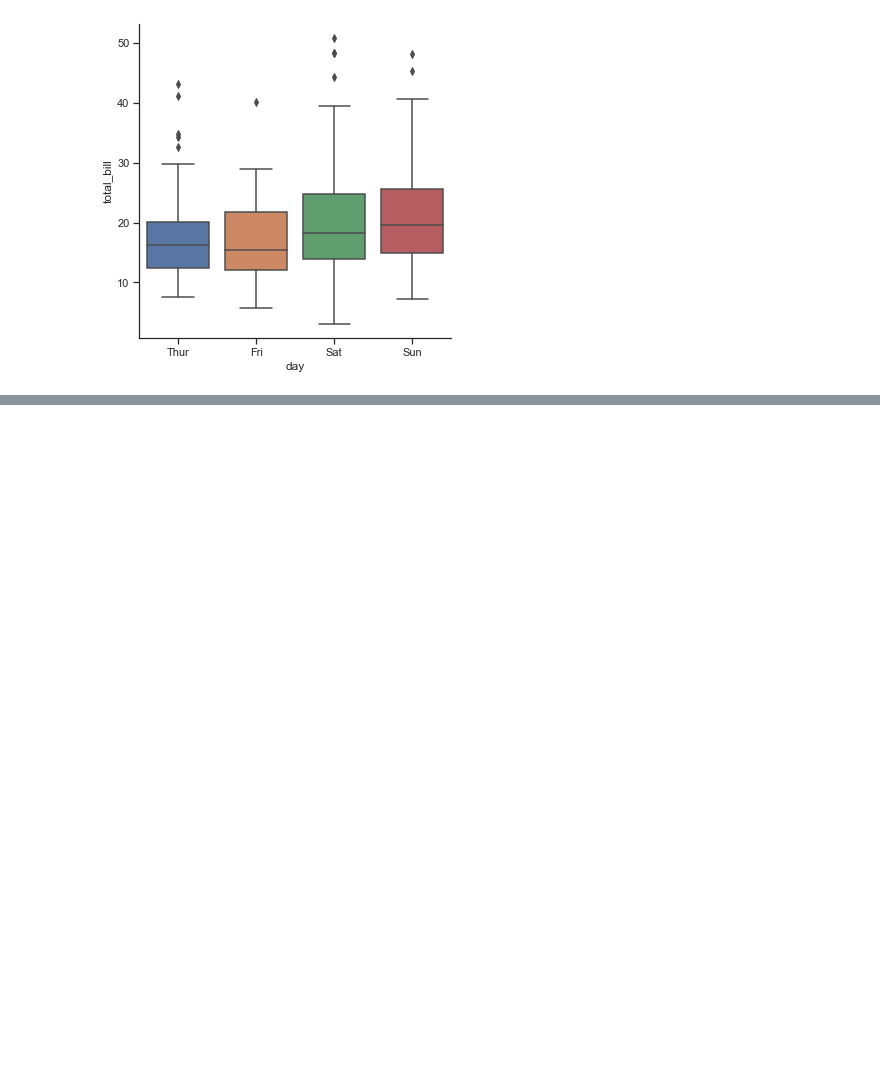
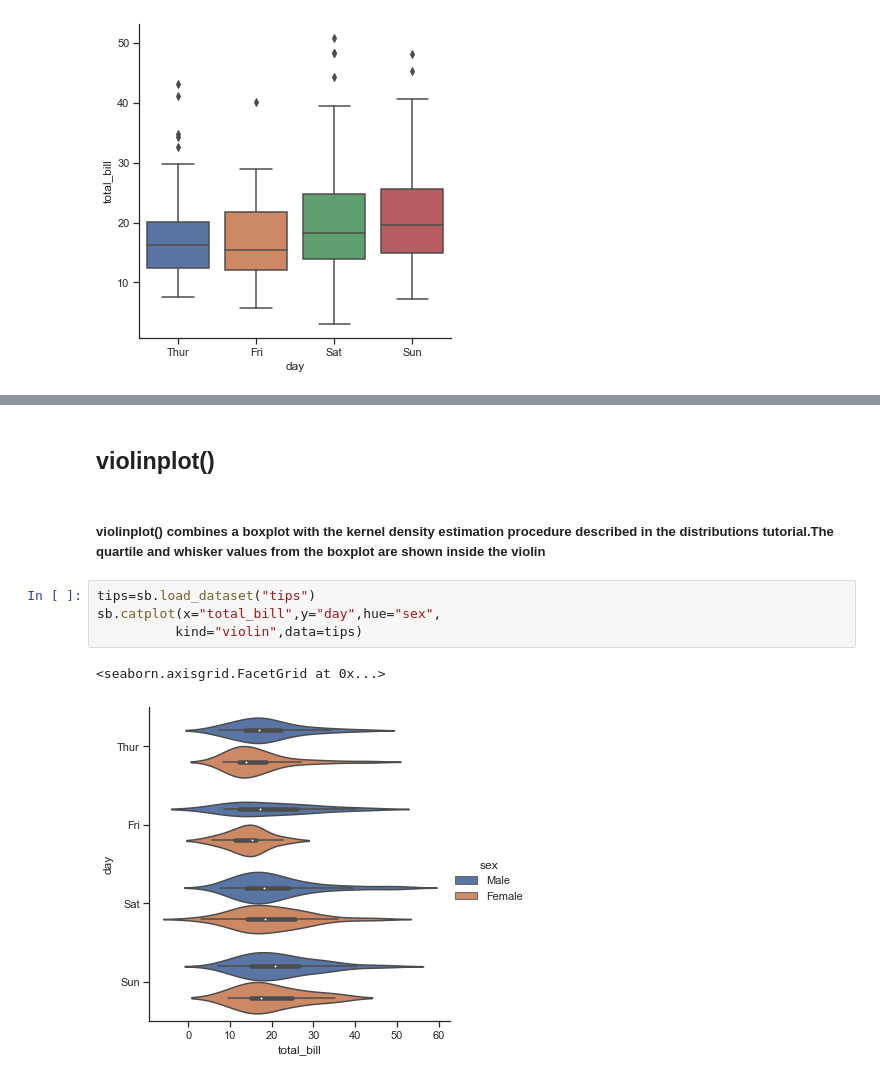
Before and after one commit to ashishkirtwed/Visualization-using-pytho-Seaborn-, a Jupyter notebook: Categorical plot .ipynb, the cells around one changed output, grey strips where cells are left out. Drawn from its saved outputs; the diff is of its cells as text; blank space fills up the shorter version.

Commit message:
Explains violinplot()

```diff
--- a/Categorical plot .ipynb
+++ b/Categorical plot .ipynb
@@ -75,0 +81,11 @@ sb.catplot(x="day",y="total_bill",kind="box",data =tips)
+# %% [markdown]
+## violinplot()
+# %% [markdown]
+##### violinplot() combines a boxplot with the kernel density estimation procedure described in the distributions tutorial.The quartile and whisker values from the boxplot are shown inside the violin
+# %%
+tips=sb.load_dataset("tips")
+sb.catplot(x="total_bill",y="day",hue="sex",
+          kind="violin",data=tips)
+# %% [output]
+<seaborn.axisgrid.FacetGrid at 0x...>
+[figure, added]
```
Also changed, not shown: parts of 9 cells of this notebook.
